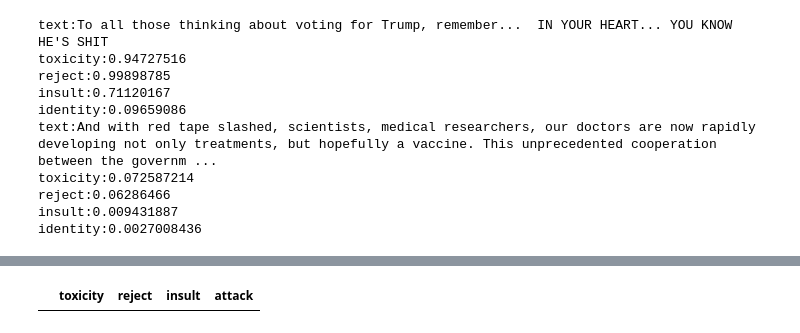
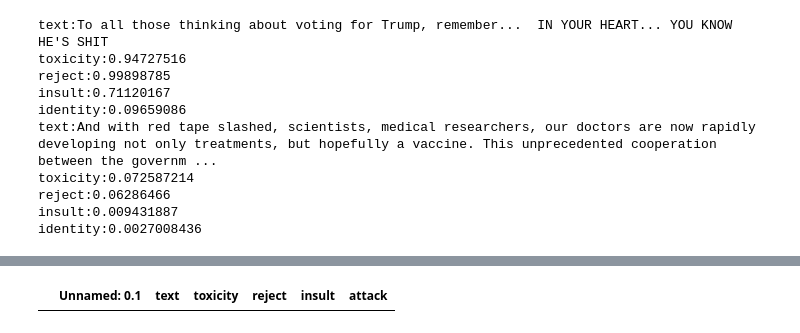
Before and after one commit to ykim71/google_toxicity, a Jupyter notebook: google_toxicity_update.ipynb, the cells around one changed output, grey strips where cells are left out. Cells and saved outputs as stored; diff of their text form; code cells hidden in the pictures.

```diff
--- a/google_toxicity_update.ipynb
+++ b/google_toxicity_update.ipynb
@@ -37,5 +37,5 @@ sample_text = pd.read_csv('sample_df.csv') # OR, /content/sample_code_review.csv
 take random 3 samples to see if data has loaded successfully; 'text' is the column that you want to analyze.
 """
 #len(sample_text)
-#sample_text = sample_text.sample(100)
+sample_text = sample_text.sample(100)
 sample_text.sample(3)
@@ -59,7 +64,7 @@ from googleapiclient.errors import HttpError
 """
 Enter your API here;
 """
-API_KEY='AIzaSyAA12hq8oVxxjBzzyIUZ6GpOlNoMNxRNeA'
+API_KEY='your-api'
 # %%
 """
 Run this code if you want to analyze text data 4 measures of Toxicity, Likely to reject, Insult, and Identity Attact.
@@ -267,0 +283,8 @@ complete time:  0.8
+# %%
+
+text = error_cases.text.values.tolist()
+
+measures = incivility_for_chunks(error_cases, text)
+
+# merge output with the text
+error_cases = pd.concat([error_cases.reset_index(drop=True), measures], axis=1)
@@ -268,12 +309,12 @@ complete time:  0.8
 # %%
 """
 check the output again; see if the error is due to the API limit or different language issues;
 if there's error again, repeat the code above;
 
 """
-error_cases_r1[error_cases_r1['toxicity']=='error']
+error_cases[error_cases['toxicity']=='error']
 # %% [output]
-|  | toxicity | reject | insult | attack |
+|  | Unnamed: 0.1 | text | toxicity | reject | insult | attack |
 # %%
 """
 merge all files
```
Also changed, not shown: parts of 12 cells of this notebook.
